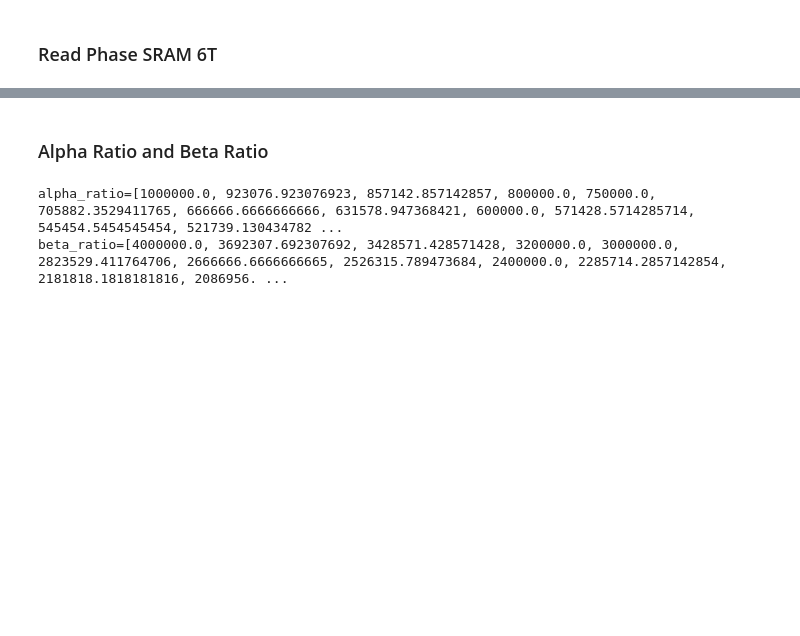
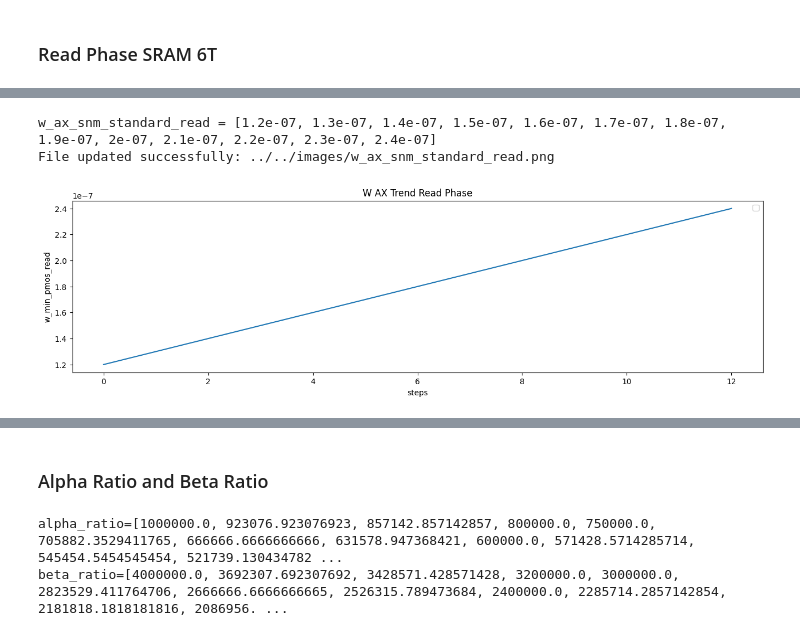
Before and after one commit to gubbriaco/sram-analysis, a Jupyter notebook: python/drv-analysis/drv_analysis.ipynb, the cells around one changed output, grey strips where cells are left out. Cells and saved outputs as stored; diff of their text form; code cells hidden in the pictures; blank space fills up the shorter version.

```diff
--- a/python/drv-analysis/drv_analysis.ipynb
+++ b/python/drv-analysis/drv_analysis.ipynb
@@ -114,0 +174,24 @@ File created successfully: ../../images/butterfly_curve_snm_standard_hold.png
+# %%
+snm_standard_read_log_file_path = f"./{snm_standard_read_log}"
+
+with open(snm_standard_read_log_file_path, "r") as file:
+    content = file.read()
+
+
+w_ax_snm_standard_read_data = re.search(w_ax_snm_standard_pattern, content, re.DOTALL).group(1)
+w_ax_snm_standard_read_lines = w_ax_snm_standard_read_data.strip().split('\n')[1:]
+w_ax_snm_standard_read = [float(line.split('\t')[1]) for line in w_ax_snm_standard_read_lines]
+
+print(f'w_ax_snm_standard_read = {w_ax_snm_standard_read}')
+plt.figure(figsize=(16, 4))
+plt.legend(['w_ax_snm_standard_read'])
+plt.plot(w_ax_snm_standard_read, label='w_ax_snm_standard_read')
+plt.ylabel('w_min_pmos_read'); plt.xlabel('steps'); plt.title('W AX Trend Read Phase')
+w_ax_snm_standard_read_path_image = os.path.join(images, "w_ax_snm_standard_read.png")
+check_output_image(w_ax_snm_standard_read_path_image)
+plt.savefig(w_ax_snm_standard_read_path_image)
+plt.show()
+# %% [output]
+w_ax_snm_standard_read = [1.2e-07, 1.3e-07, 1.4e-07, 1.5e-07, 1.6e-07, 1.7e-07, 1.8e-07, 1.9e-07, 2e-07, 2.1e-07, 2.2e-07, 2.3e-07, 2.4e-07]
+File updated successfully: ../../images/w_ax_snm_standard_read.png
+[figure, added]
```
Also changed, not shown: parts of 6 cells of this notebook, 24 other files.
